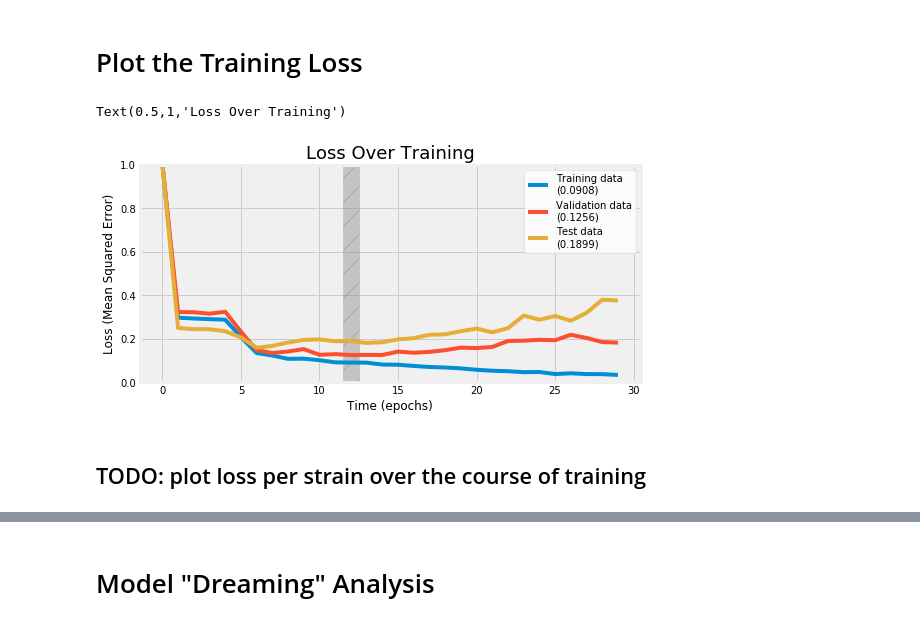
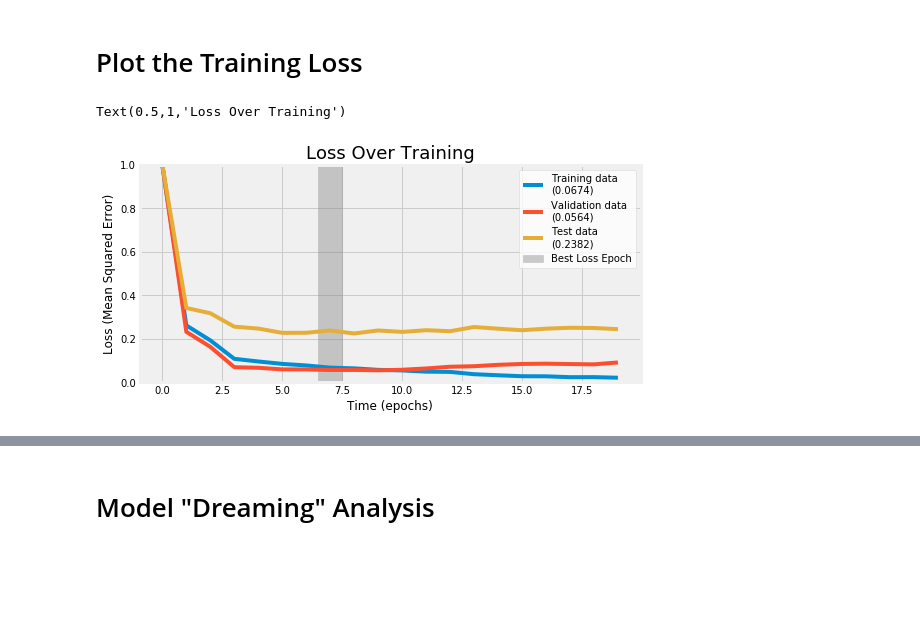
Before and after one commit to michaelwiest/microbiome-rnn, a Jupyter notebook: notebooks/Model Evaluator.ipynb, the cells around one changed output, grey strips where cells are left out. Drawn from its saved outputs; the diff is of its cells as text; code cells hidden in the pictures; blank space fills up the shorter version.

```diff
--- a/notebooks/Model Evaluator.ipynb
+++ b/notebooks/Model Evaluator.ipynb
@@ -21,8 +21,10 @@ from models.ffn.conv_ffn import *
 from helpers.model_helper import *
 from sklearn.metrics import mean_squared_error
 import seaborn as sns
-
-colors = plt.rcParams['axes.prop_cycle'].by_key()['color']
+import numpy as np
+import pandas as pd
+from matplotlib.cm import ScalarMappable
+default_colors = plt.rcParams['axes.prop_cycle'].by_key()['color']
 # %%
 # Some helper functions.
 
@@ -60,7 +121,7 @@ file_labs = ['Donor$_0$', 'Donor$_1$', 'Donor$_{2, 0}$', 'Donor$_{2, 1}$', 'Dono
 # Put the model type in here
 model_type = 'enc_dec'
 # What is the name of the model and logs outputted?
-run_suffix = '_EncDec_h1024_sl5_rns62_sif2_numlstm2_rob_knight_as_test'
+run_suffix = '_EncDec_h2048_sl5_rns62_sif2_numlstm1_swapped_test'
 # %%
 
 
@@ -89,23 +150,21 @@ output_dir = model_outputs[model_type]
 losses = np.load(os.path.join(output_dir, log_name))
 # %%
 loss_num_digits = 6
-best_loss_epoch = 12
+best_loss_epoch = 7
 
-plt.figure(figsize=(8, 4))
+fig, ax = plt.subplots(figsize=(8, 4))
 labels = ['Training data\n({})', 'Validation data\n({})', 'Test data\n({})']
 
 for i in range(losses.shape[0]):
     plt.plot(losses[i, ...].sum(axis=0).T, label=labels[i].format(str(losses[i, :, best_loss_epoch].sum())[:loss_num_digits]))
-plt.axvspan(best_loss_epoch - 0.5, best_loss_epoch + 0.5, alpha=0.4, color='gray', label='_nolegend_', hatch='/')
+ax.axvspan(best_loss_epoch - 0.5, best_loss_epoch + 0.5, alpha=0.4, color='gray', label='Best Loss Epoch')
 legend = plt.legend(frameon = 1, loc='upper right')
 frame = legend.get_frame()
 frame.set_facecolor('white')
 plt.xlabel('Time (epochs)')
 plt.ylabel('Loss (Mean Squared Error)')
 plt.ylim(0, 1)
 plt.title('Loss Over Training', fontsize=18)
 # %% [output]
 Text(0.5,1,'Loss Over Training')
-[figure, old version]
+[figure, new version]
-# %% [markdown]
-## TODO: plot loss per strain over the course of training
```
Also changed, not shown: parts of 18 cells of this notebook.
